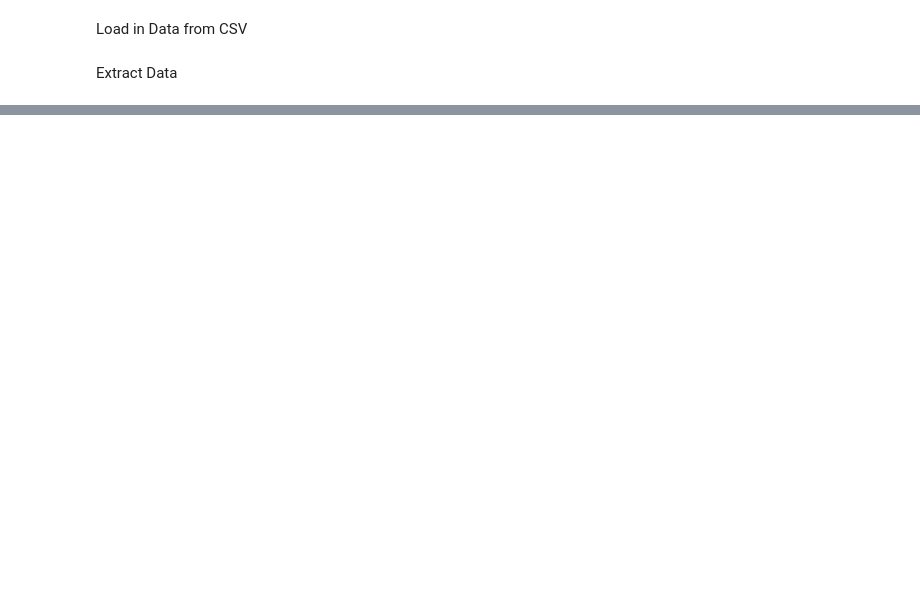
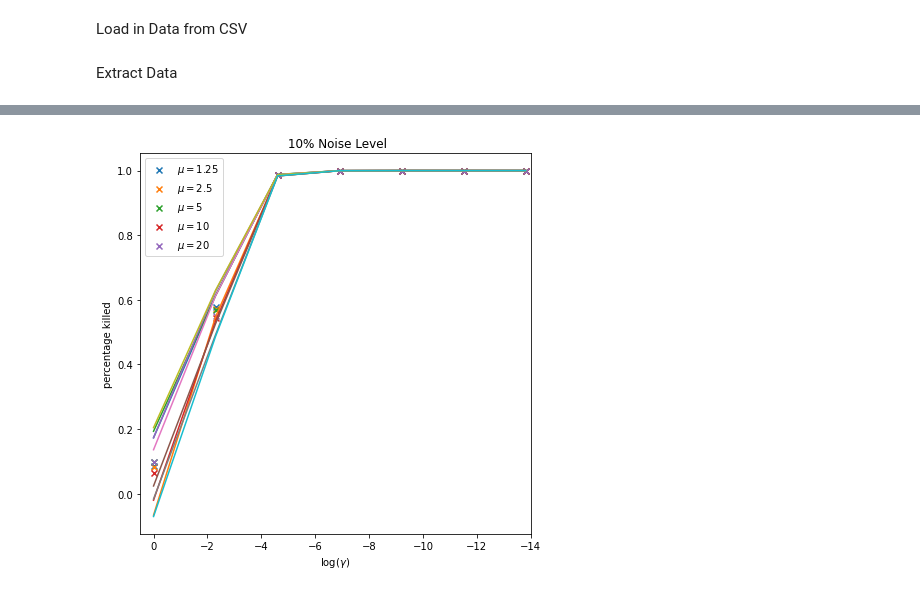
Before and after one commit to lukedtc/ADCC-Project, a Jupyter notebook: Notebooks/data_visualisation.ipynb, the cells around one changed output, grey strips where cells are left out. Cells and saved outputs as stored; diff of their text form; code cells hidden in the pictures; blank space fills up the shorter version.

```diff
--- a/Notebooks/data_visualisation.ipynb
+++ b/Notebooks/data_visualisation.ipynb
@@ -76,0 +114,19 @@ ax.set_xlim([0, -20])
+# %%
+max_data, min_data, mean_data = data_tinkerer.calculate_kill_percentage(0.1)
+
+fig, ax = plt.subplots(figsize=(7, 7))
+
+for i in range(len(mu_vals)):
+    ax.plot(np.log(gamma_vals), max_data[i])
+    ax.plot(np.log(gamma_vals), min_data[i])
+    ax.scatter(np.log(gamma_vals), mean_data[i], label = '$\mu =$' + str(mu_vals[i]), marker = 'x')
+    ax.set_xlabel('log($\gamma$)')
+    ax.set_ylabel('percentage killed')
+    ax.set_xlim([0.5, -14])
+    ax.set_title(' 10% Noise Level')
+    ax.legend()
+
+
+plt.show()
+# %% [output]
+[figure, added]
```
Also changed, not shown: parts of 11 cells of this notebook, 4 other files.
